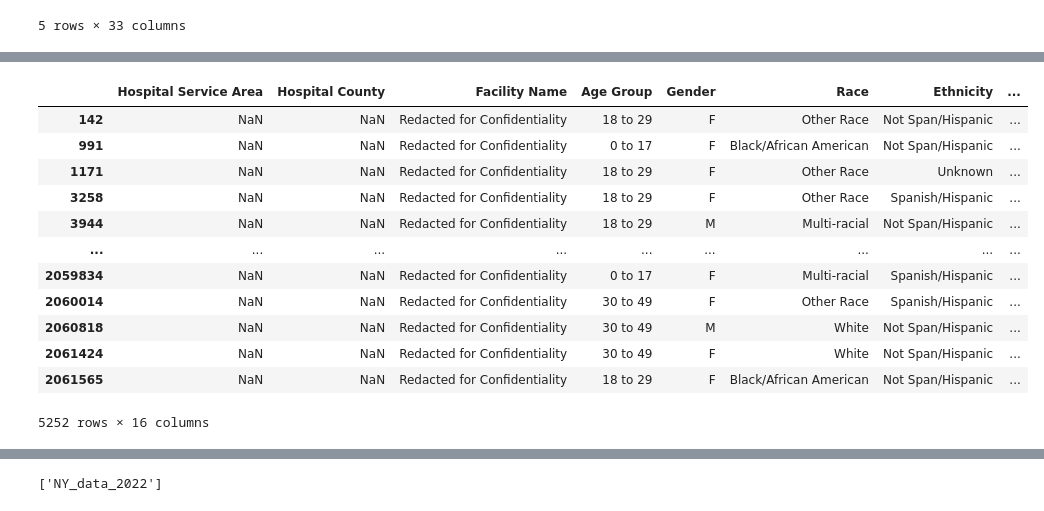
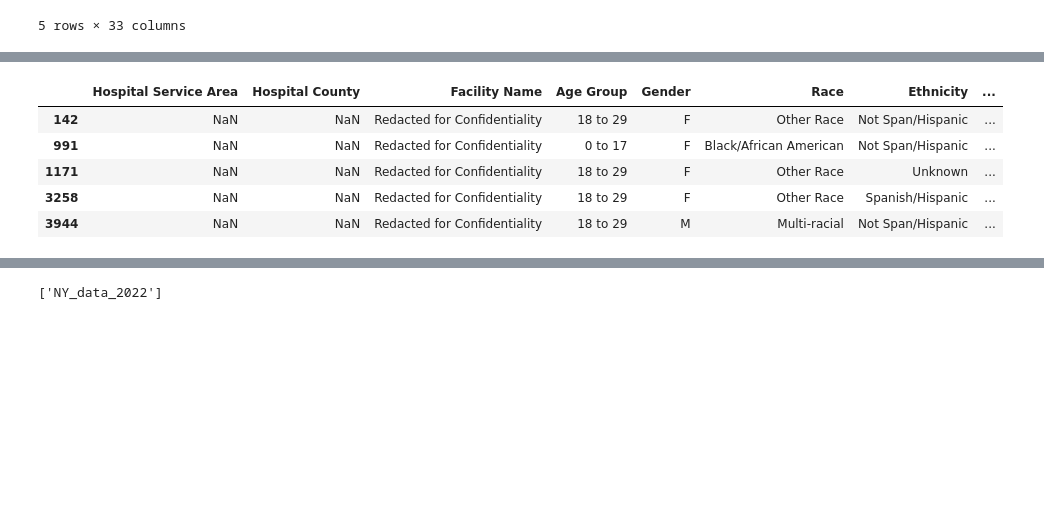
Before and after one commit to Omeesha28/NY-Healthcare-Data-Visualization, a Jupyter notebook: main.ipynb, the cells around one changed output, grey strips where cells are left out. Drawn from its saved outputs; the diff is of its cells as text; code cells hidden in the pictures; blank space fills up the shorter version.

```diff
--- a/main.ipynb
+++ b/main.ipynb
@@ -88,19 +82,12 @@ clean_2022_df
 # %%
 need_to_drop = clean_2022_df[clean_2022_df['Facility Name'] == 'Redacted for Confidentiality']
-need_to_drop
+need_to_drop.head()
 # %% [output]
 |  | Hospital Service Area | Hospital County | Facility Name | Age Group | Gender | Race | Ethnicity | ... |
 | 142 | NaN | NaN | Redacted for Confidentiality | 18 to 29 | F | Other Race | Not Span/Hispanic | ... |
 | 991 | NaN | NaN | Redacted for Confidentiality | 0 to 17 | F | Black/African American | Not Span/Hispanic | ... |
 | 1171 | NaN | NaN | Redacted for Confidentiality | 18 to 29 | F | Other Race | Unknown | ... |
 | 3258 | NaN | NaN | Redacted for Confidentiality | 18 to 29 | F | Other Race | Spanish/Hispanic | ... |
 | 3944 | NaN | NaN | Redacted for Confidentiality | 18 to 29 | M | Multi-racial | Not Span/Hispanic | ... |
-| ... | ... | ... | ... | ... | ... | ... | ... | ... |
-| 2059834 | NaN | NaN | Redacted for Confidentiality | 0 to 17 | F | Multi-racial | Spanish/Hispanic | ... |
-| 2060014 | NaN | NaN | Redacted for Confidentiality | 30 to 49 | F | Other Race | Spanish/Hispanic | ... |
-| 2060818 | NaN | NaN | Redacted for Confidentiality | 30 to 49 | M | White | Not Span/Hispanic | ... |
-| 2061424 | NaN | NaN | Redacted for Confidentiality | 30 to 49 | F | White | Not Span/Hispanic | ... |
-| 2061565 | NaN | NaN | Redacted for Confidentiality | 18 to 29 | F | Black/African American | Not Span/Hispanic | ... |
-5252 rows × 16 columns
 # %%
 clean_data = clean_2022_df[~clean_2022_df["Facility Name"].isin(need_to_drop["Facility Name"])]
```
Also changed, not shown: parts of 8 cells of this notebook.
